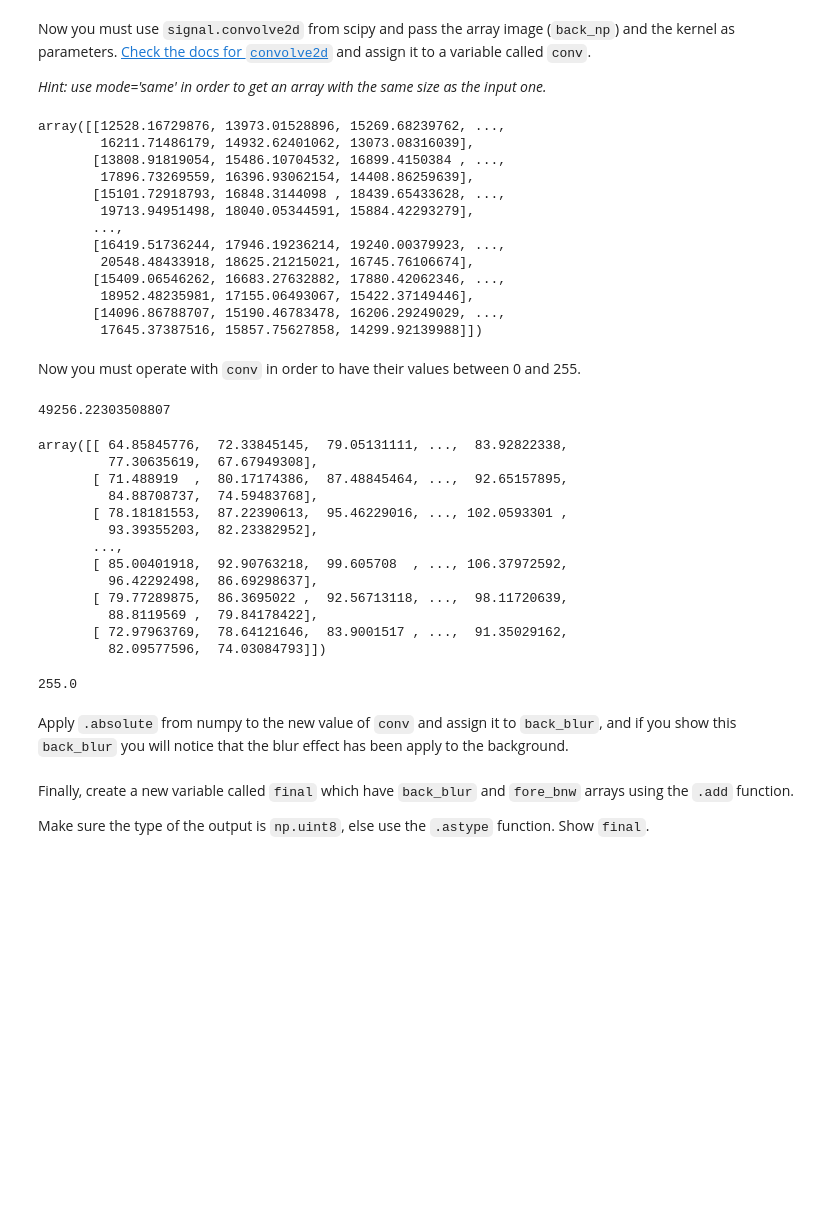
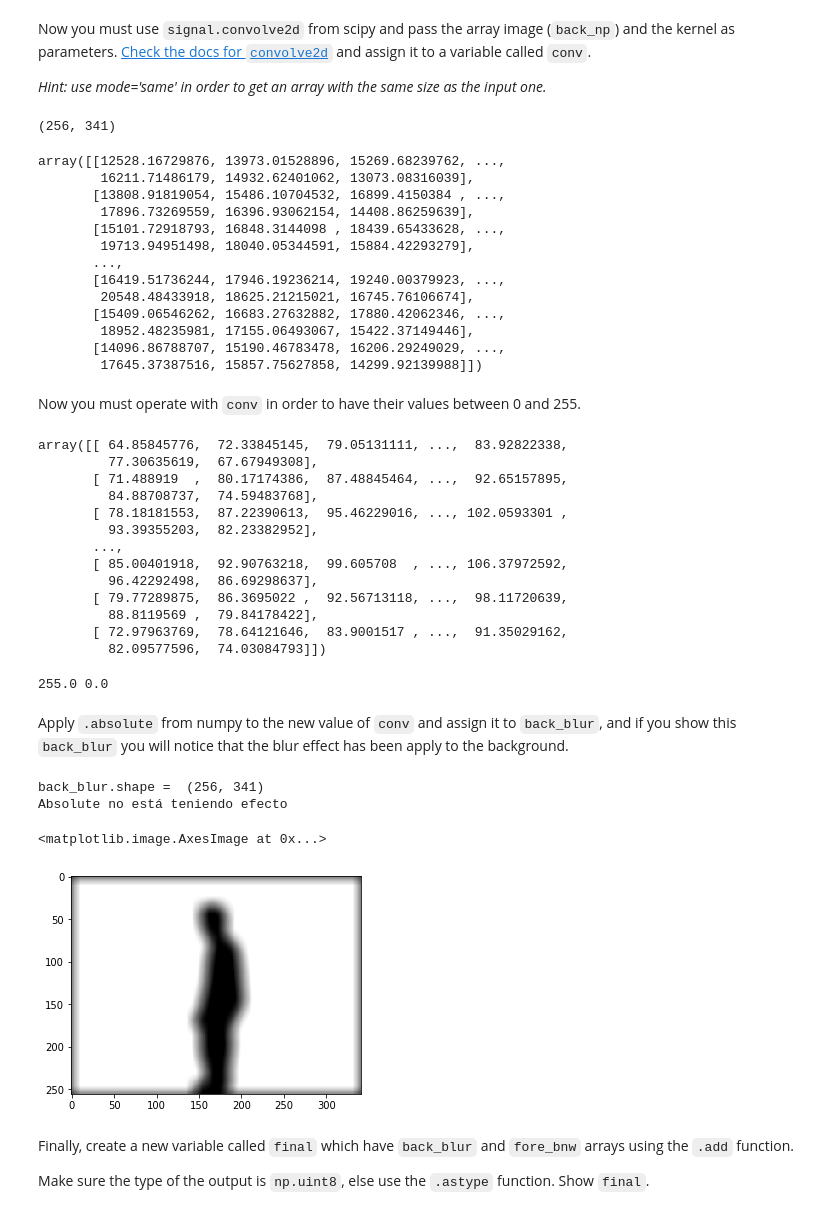
Before and after one commit to blancalluch/ImageSegmentation, a Jupyter notebook: main.ipynb, the cells around one changed output. Drawn from its saved outputs; the diff is of its cells as text; code cells hidden in the pictures; blank space fills up the shorter version.

```diff
--- a/main.ipynb
+++ b/main.ipynb
@@ -209,21 +236,23 @@ Now you must use `signal.convolve2d` from scipy and pass the array image (`back_
 #scipy.signal.convolve2d(in1, in2, mode='full', boundary='fill', fillvalue=0)
 conv = scipy.signal.convolve2d(back_np, kernel, mode='same')
 
+print(conv.shape)
 display(conv)
 # %% [output]
-array([[12528.16729876, 13973.01528896, 15269.68239762, ...,
-        16211.71486179, 14932.62401062, 13073.08316039],
-       [13808.91819054, 15486.10704532, 16899.4150384 , ...,
-        17896.73269559, 16396.93062154, 14408.86259639],
-       [15101.72918793, 16848.3144098 , 18439.65433628, ...,
-        19713.94951498, 18040.05344591, 15884.42293279],
-       ...,
-       [16419.51736244, 17946.19236214, 19240.00379923, ...,
-        20548.48433918, 18625.21215021, 16745.76106674],
-       [15409.06546262, 16683.27632882, 17880.42062346, ...,
-        18952.48235981, 17155.06493067, 15422.37149446],
-       [14096.86788707, 15190.46783478, 16206.29249029, ...,
-        17645.37387516, 15857.75627858, 14299.92139988]])
+(256, 341)
+array([[12528.16729876, 13973.01528896, 15269.68239762, ...,
+        16211.71486179, 14932.62401062, 13073.08316039],
+       [13808.91819054, 15486.10704532, 16899.4150384 , ...,
+        17896.73269559, 16396.93062154, 14408.86259639],
+       [15101.72918793, 16848.3144098 , 18439.65433628, ...,
+        19713.94951498, 18040.05344591, 15884.42293279],
+       ...,
+       [16419.51736244, 17946.19236214, 19240.00379923, ...,
+        20548.48433918, 18625.21215021, 16745.76106674],
+       [15409.06546262, 16683.27632882, 17880.42062346, ...,
+        18952.48235981, 17155.06493067, 15422.37149446],
+       [14096.86788707, 15190.46783478, 16206.29249029, ...,
+        17645.37387516, 15857.75627858, 14299.92139988]])
 # %% [markdown]
 Now you must operate with `conv` in order to have their values between 0 and 255.
 # %%
@@ -233,22 +262,21 @@ m = conv.max()
 
 conv_st = (conv*255)/m
 display(conv_st)
-print(conv_st.max())
+print(conv_st.max(),conv_st.min())
 # %% [output]
-49256.22303508807
+array([[ 64.85845776,  72.33845145,  79.05131111, ...,  83.92822338,
+         77.30635619,  67.67949308],
+       [ 71.488919  ,  80.17174386,  87.48845464, ...,  92.65157895,
+         84.88708737,  74.59483768],
+       [ 78.18181553,  87.22390613,  95.46229016, ..., 102.0593301 ,
+         93.39355203,  82.23382952],
+       ...,
+       [ 85.00401918,  92.90763218,  99.605708  , ..., 106.37972592,
+         96.42292498,  86.69298637],
+       [ 79.77289875,  86.3695022 ,  92.56713118, ...,  98.11720639,
+         88.8119569 ,  79.84178422],
+       [ 72.97963769,  78.64121646,  83.9001517 , ...,  91.35029162,
+         82.09577596,  74.03084793]])
-array([[ 64.85845776,  72.33845145,  79.05131111, ...,  83.92822338,
-         77.30635619,  67.67949308],
-       [ 71.488919  ,  80.17174386,  87.48845464, ...,  92.65157895,
-         84.88708737,  74.59483768],
-       [ 78.18181553,  87.22390613,  95.46229016, ..., 102.0593301 ,
-         93.39355203,  82.23382952],
-       ...,
-       [ 85.00401918,  92.90763218,  99.605708  , ..., 106.37972592,
-         96.42292498,  86.69298637],
-       [ 79.77289875,  86.3695022 ,  92.56713118, ...,  98.11720639,
-         88.8119569 ,  79.84178422],
-       [ 72.97963769,  78.64121646,  83.9001517 , ...,  91.35029162,
-         82.09577596,  74.03084793]])
+255.0 0.0
-255.0
 # %% [markdown]
 Apply `.absolute` from numpy to the new value of `conv` and assign it to `back_blur`, and if you show this `back_blur` you will notice that the blur effect has been apply to the background.
@@ -257,3 +283,18 @@ Apply `.absolute` from numpy to the new value of `conv` and assign it to `back_b
+# %%
+# Your code here
+back_blur = np.absolute(conv_st)
+
+print("back_blur.shape = ",back_blur.shape)
+
+if back_blur.sum() == conv_st.sum():
+    print("Absolute no está teniendo efecto")
+
+plt.imshow(back_blur,cmap="gray")
+# %% [output]
+back_blur.shape =  (256, 341)
+Absolute no está teniendo efecto
+<matplotlib.image.AxesImage at 0x...>
+[figure, added]
 # %% [markdown]
 Finally, create a new variable called `final` which have `back_blur` and `fore_bnw` arrays using the `.add` function.
 
```
Also changed, not shown: parts of 10 cells of this notebook, 1 other file.
